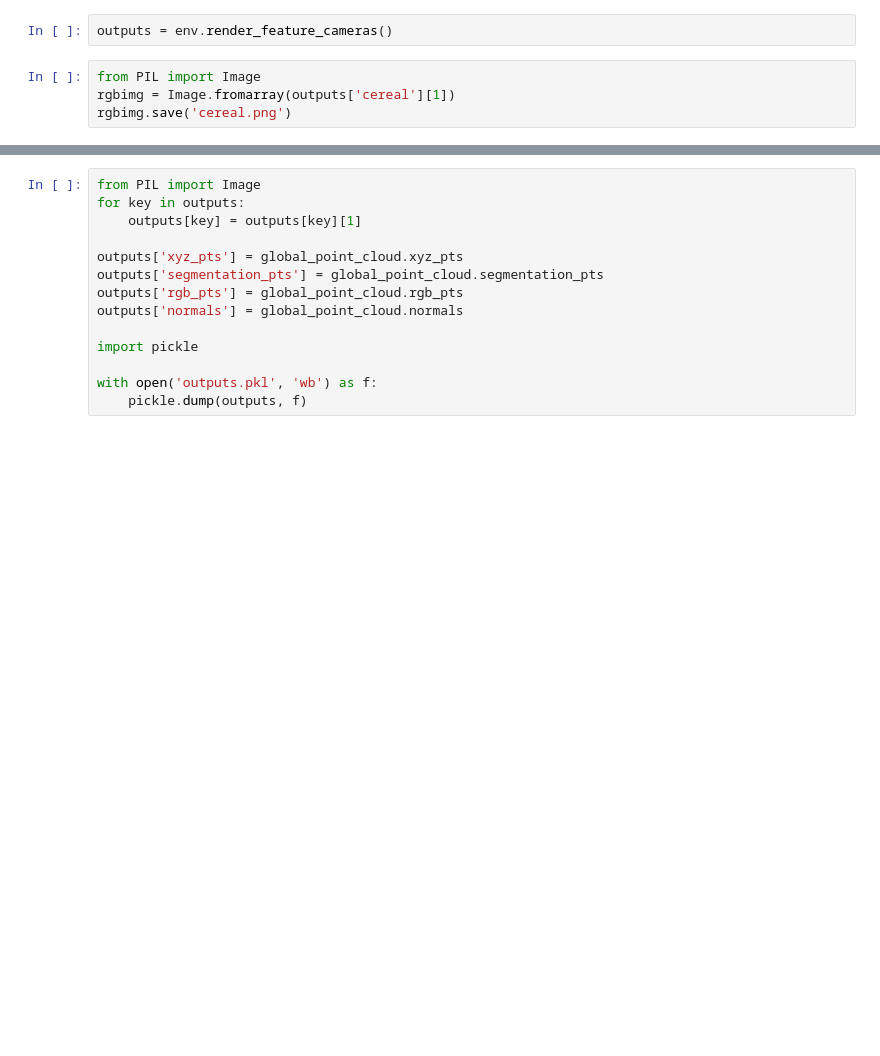
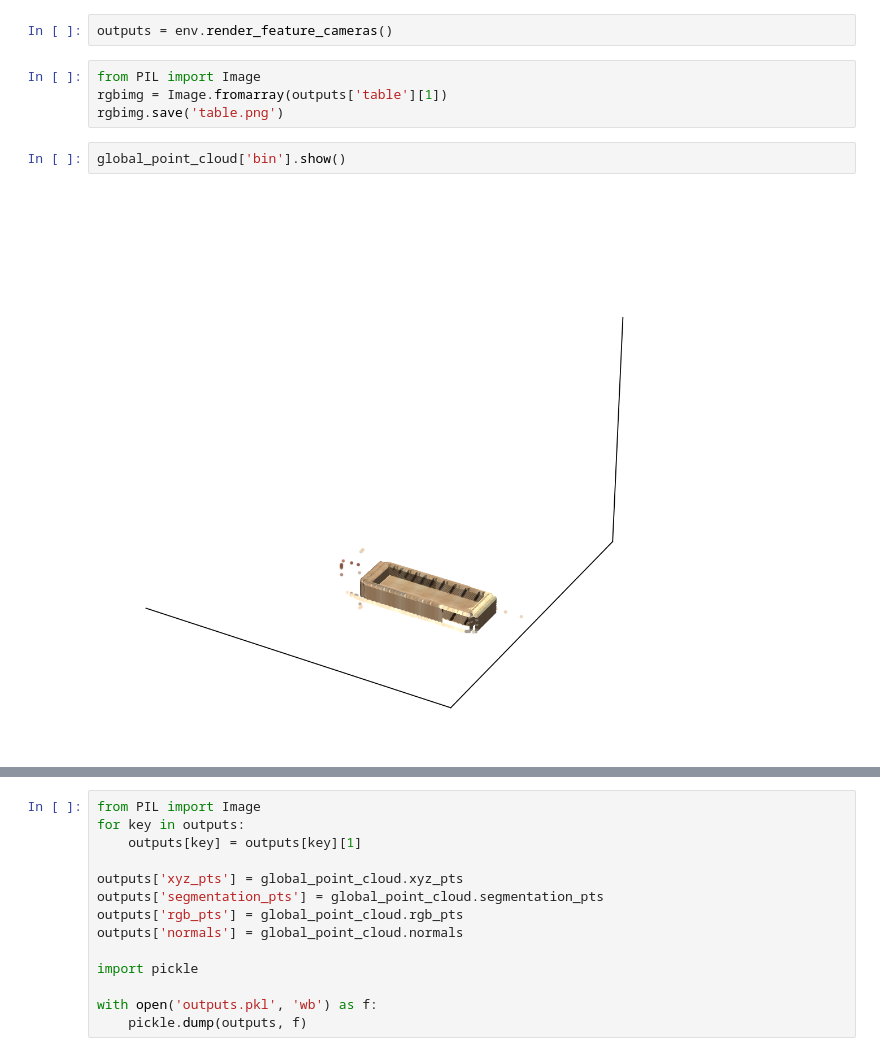
Before and after one commit to owenonline/robot-collab, a Jupyter notebook: render_test.ipynb, the cells around one changed output, grey strips where cells are left out. Saved outputs shown, nothing was run; the diff lists cells and outputs as text; blank space fills up the shorter version.

```diff
--- a/render_test.ipynb
+++ b/render_test.ipynb
@@ -58,8 +78,12 @@ resetting
 outputs = env.render_feature_cameras()
 # %%
 from PIL import Image
-rgbimg = Image.fromarray(outputs['cereal'][1])
-rgbimg.save('cereal.png')
+rgbimg = Image.fromarray(outputs['table'][1])
+rgbimg.save('table.png')
+# %%
+global_point_cloud['bin'].show()
+# %% [output]
+[figure, added]
 # %%
 SCENE_BOUNDS=((-1.4, -0.2, -0.1), (1.7, 1.2, 1.1))
 point_clouds = [
```
Also changed, not shown: parts of 3 cells of this notebook, 7 other files.
